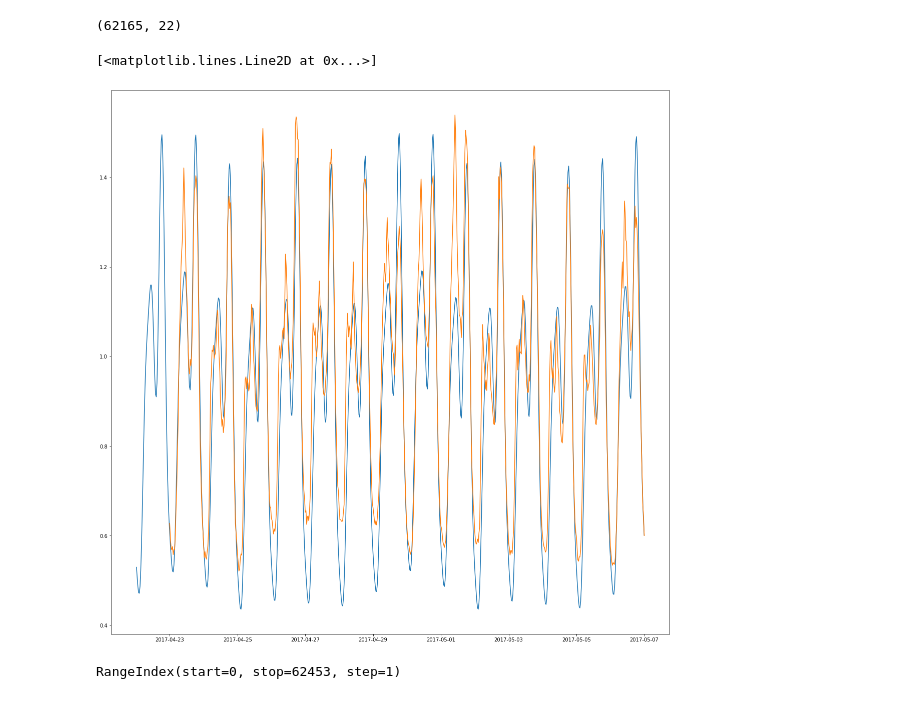
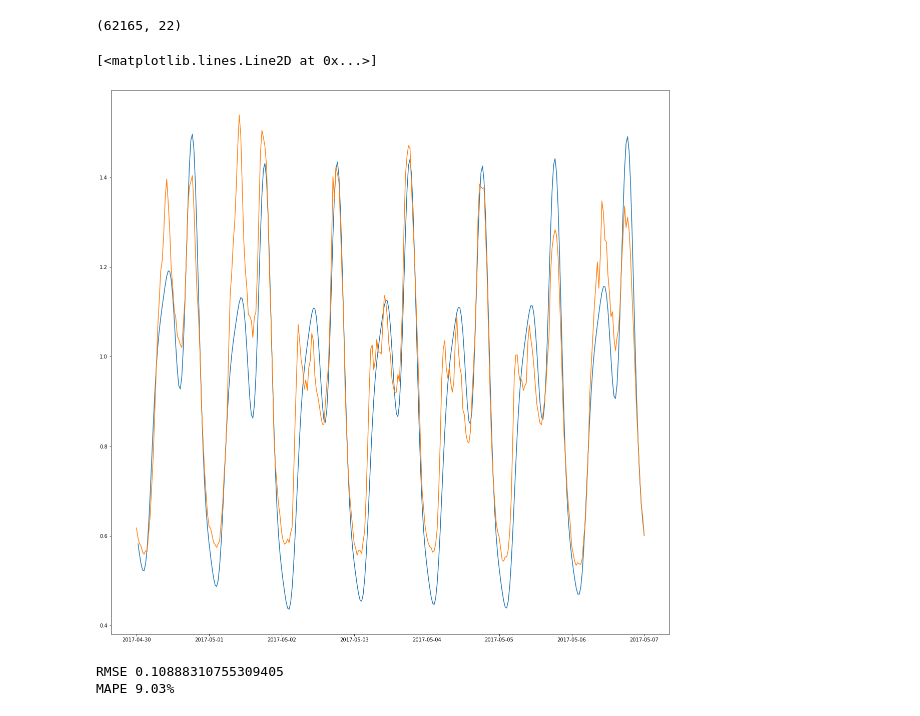
Before and after one commit to fredcoq/challenge-data-ens, a Jupyter notebook: model_1_prophet.ipynb, the cells around one changed output. Saved outputs shown, nothing was run; the diff lists cells and outputs as text; code cells hidden in the pictures.

Commit message:
Cacul RMSE et MAPE pour prédcition à 7 jours

```diff
--- a/model_1_prophet.ipynb
+++ b/model_1_prophet.ipynb
@@ -64,12 +65,9 @@ forecast.shape
 # %%
 fig=plt.figure(figsize=(20,20))
 id_max=forecast.shape[0]
-plt.plot_date(forecast.iloc[id_max-15*48:id_max]['ds'],forecast.iloc[id_max-15*48:id_max]['yhat'],linestyle='-',marker=None)
-plt.plot_date(y_train.loc[date(2017,4,23):date(2017,5,7)].index,y_train.loc[date(2017,4,23):date(2017,5,7)]['RES1_BASE'],linestyle='-',marker=None)
+plt.plot_date(forecast.iloc[id_max-7*48:id_max]['ds'],forecast.iloc[id_max-7*48:id_max]['yhat'],linestyle='-',marker=None)
+plt.plot_date(y_train.loc[date(2017,4,30):date(2017,5,7)].index,y_train.loc[date(2017,4,30):date(2017,5,7)]['RES1_BASE'],linestyle='-',marker=None)
+#plt.axvline(x=date(2017,4,30),color='green')
 # %% [output]
 [<matplotlib.lines.Line2D at 0x...>]
-[figure, old version]
+[figure, new version]
-# %%
-forecast.index
-# %% [output]
-RangeIndex(start=0, stop=62453, step=1)
@@ -75,0 +76,8 @@ RangeIndex(start=0, stop=62453, step=1)
+# %%
+print('RMSE',rmse(forecast.iloc[id_max-(7*48+1):id_max]['yhat'],y_train.loc[date(2017,4,30):date(2017,5,7)]['RES1_BASE']))
+
+print('MAPE %0.2f%%' % np.abs(100*(np.array(forecast.iloc[id_max-(7*48+1):id_max]['yhat'])-np.array(y_train.loc[date(2017,4,30):date(2017,5,7)]['RES1_BASE']))
+                    /np.array(y_train.loc[date(2017,4,30):date(2017,5,7)]['RES1_BASE'])).mean())
+# %% [output]
+RMSE 0.10888310755309405
+MAPE 9.03%
```
Also changed, not shown: parts of 2 cells of this notebook, 2 other files.
